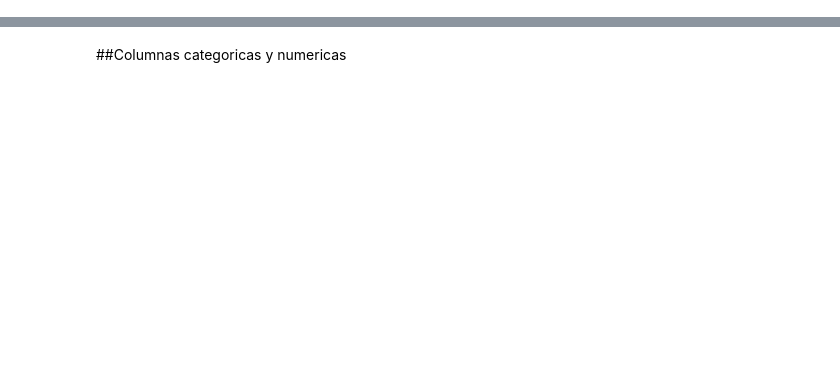
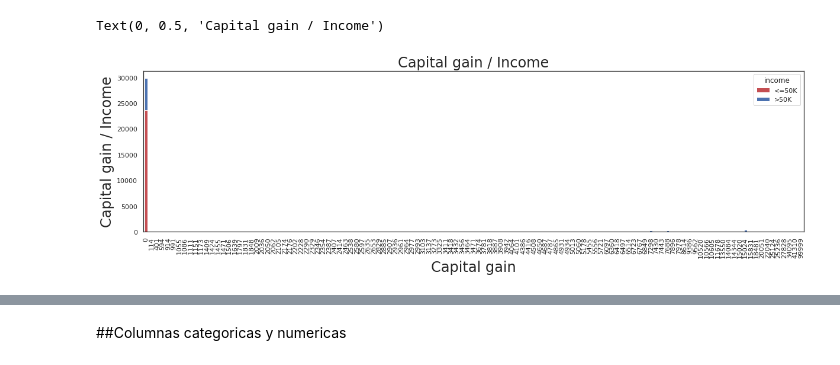
Before and after one commit to MMiltonCM/MachineLearning2020-2, a Jupyter notebook: PROYECTO_FINAL_PRUEBAS.ipynb, the cells around one changed output, grey strips where cells are left out. Saved outputs shown, nothing was run; the diff lists cells and outputs as text; code cells hidden in the pictures; blank space fills up the shorter version.

```diff
--- a/PROYECTO_FINAL_PRUEBAS.ipynb
+++ b/PROYECTO_FINAL_PRUEBAS.ipynb
@@ -60,0 +126,9 @@ df.shape
+# %%
+#A continuacion se mostraran graficas para enetender mejor los datos
+pd.crosstab(df['capital.gain'],df.income).plot(kind='bar', figsize=(20,5), stacked=True,color=['r','b'])
+plt.title('Capital gain / Income',fontsize=24)
+plt.xlabel('Capital gain',fontsize=24)
+plt.ylabel('Capital gain / Income',fontsize=24)
+# %% [output]
+Text(0, 0.5, 'Capital gain / Income')
+[figure, added]
```
Also changed, not shown: parts of 70 cells of this notebook.
